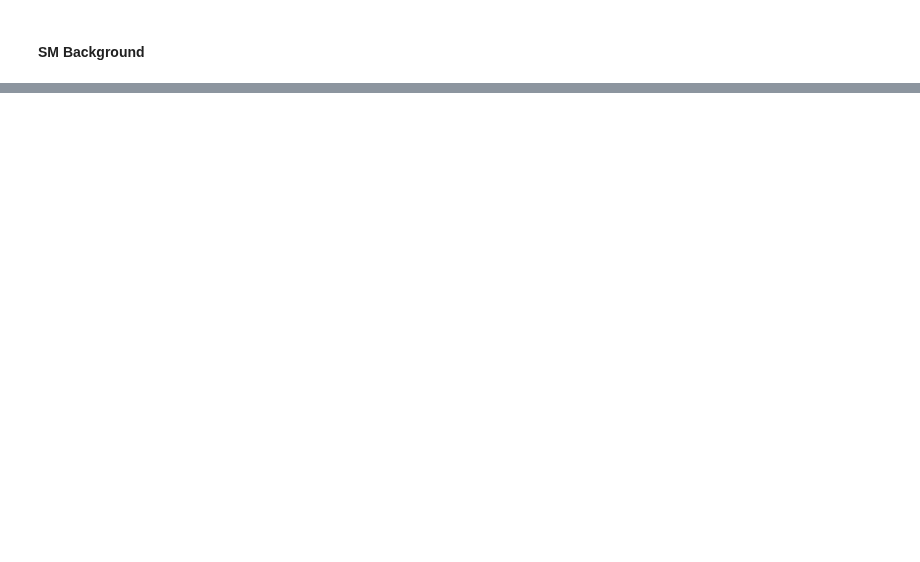
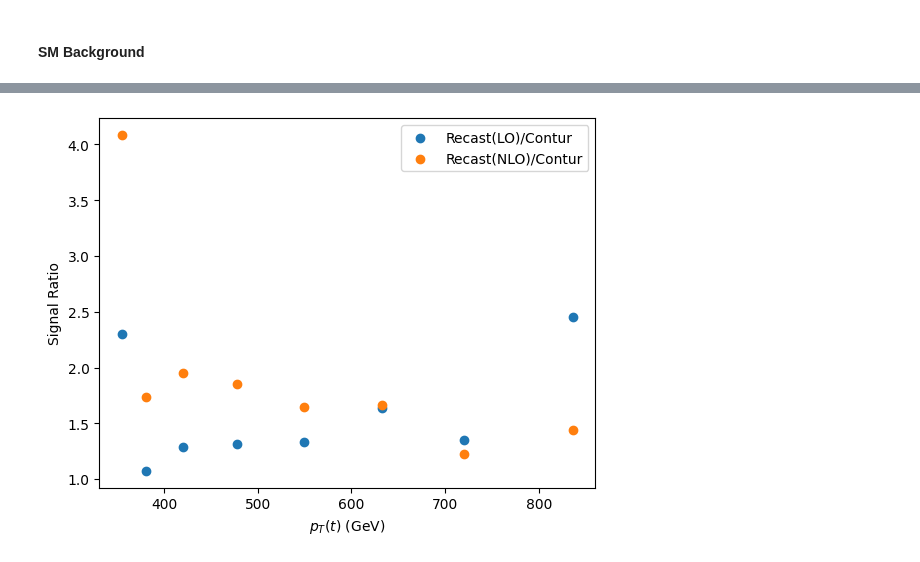
Before and after one commit to andlessa/SMStoEFT, a Jupyter notebook: Recast/ATLAS-TOPQ-2019-23_tpT/conturComp.ipynb, the cells around one changed output, grey strips where cells are left out. Cells and saved outputs as stored; diff of their text form; code cells hidden in the pictures; blank space fills up the shorter version.

```diff
--- a/Recast/ATLAS-TOPQ-2019-23_tpT/conturComp.ipynb
+++ b/Recast/ATLAS-TOPQ-2019-23_tpT/conturComp.ipynb
@@ -20,15 +33,15 @@ From ATLAS_2022_I203774-Theort.yoda:
 # %% [markdown]
 #### Signal
 # %%
-sig = [7.11288462e-07,1.72211154e-06,1.71594397e-06,1.18480085e-06, 6.48651071e-07, 2.41585517e-07, 1.15588276e-07, 7.22221478e-10]
-uncertainties = [[6.21067227e-07,6.21067227e-07],
+sig = np.array([7.11288462e-07,1.72211154e-06,1.71594397e-06,1.18480085e-06, 6.48651071e-07, 2.41585517e-07, 1.15588276e-07, 7.22221478e-10])
+uncertainties = np.array([[6.21067227e-07,6.21067227e-07],
  [6.75766093e-07,6.75766093e-07],
  [4.89674276e-07,4.89674276e-07],
  [3.65062816e-07,3.65062816e-07],
  [2.43479023e-07,2.43479023e-07],
  [1.51971494e-07,1.51971494e-07],
  [8.61641516e-08,8.61641516e-08],
- [6.20525704e-09,6.20525704e-09]]
+ [6.20525704e-09,6.20525704e-09]])
 # %% [markdown]
 #### CLs values:
 # %% [markdown]
@@ -46,0 +70,3 @@ uncertainties = [[6.21067227e-07,6.21067227e-07],
+# %%
+sig_LO = np.array([1.63943741e-06, 1.84706470e-06, 2.20134377e-06, 1.55357415e-06, 8.62291400e-07, 3.96303076e-07, 1.56020505e-07, 1.77168887e-09])
+sig_NLO = np.array([2.90611832e-06, 2.98240113e-06, 3.34872682e-06, 2.18939684e-06, 1.06708349e-06, 4.02325502e-07, 1.41776158e-07, 1.03817623e-09])
@@ -46,0 +147,9 @@ uncertainties = [[6.21067227e-07,6.21067227e-07],
+# %%
+plt.scatter(atlas_bins[:-1],sig_LO/sig,label='Recast(LO)/Contur')
+plt.scatter(atlas_bins[:-1],sig_NLO/sig,label='Recast(NLO)/Contur')
+plt.xlabel(r'$p_T(t)$ (GeV)')
+plt.ylabel(r'Signal Ratio')
+plt.legend()
+plt.show()
+# %% [output]
+[figure, added]
```
Also changed, not shown: parts of 15 cells of this notebook, 2 other files.
